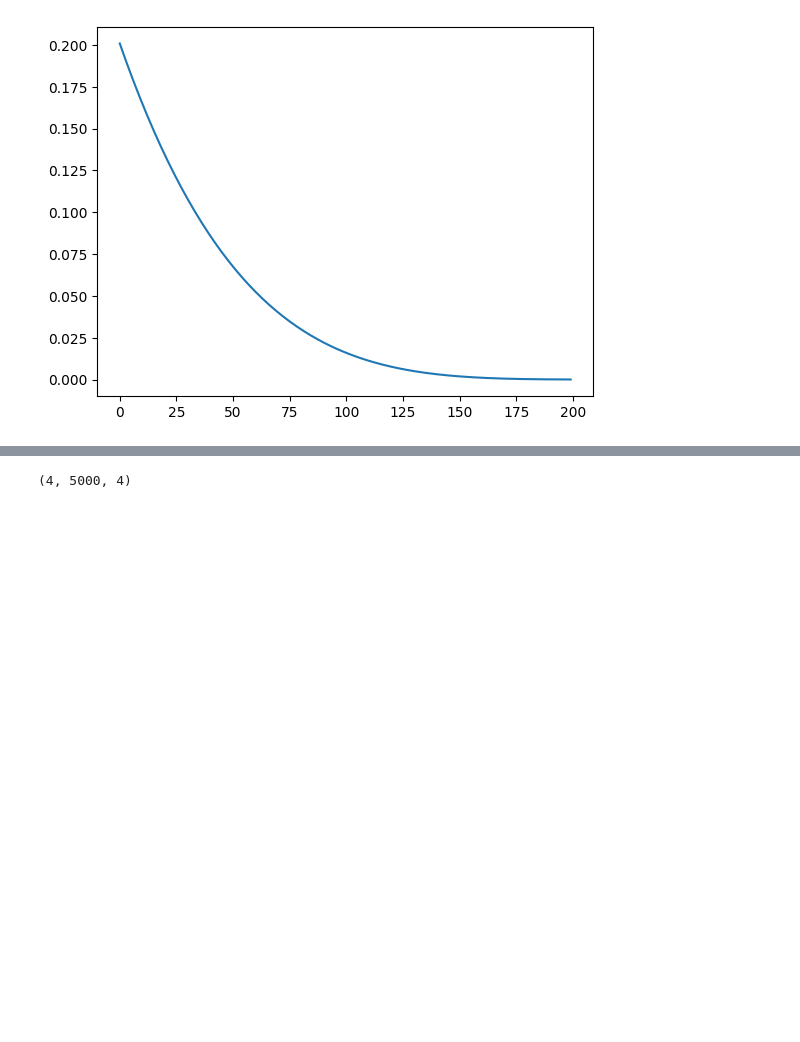
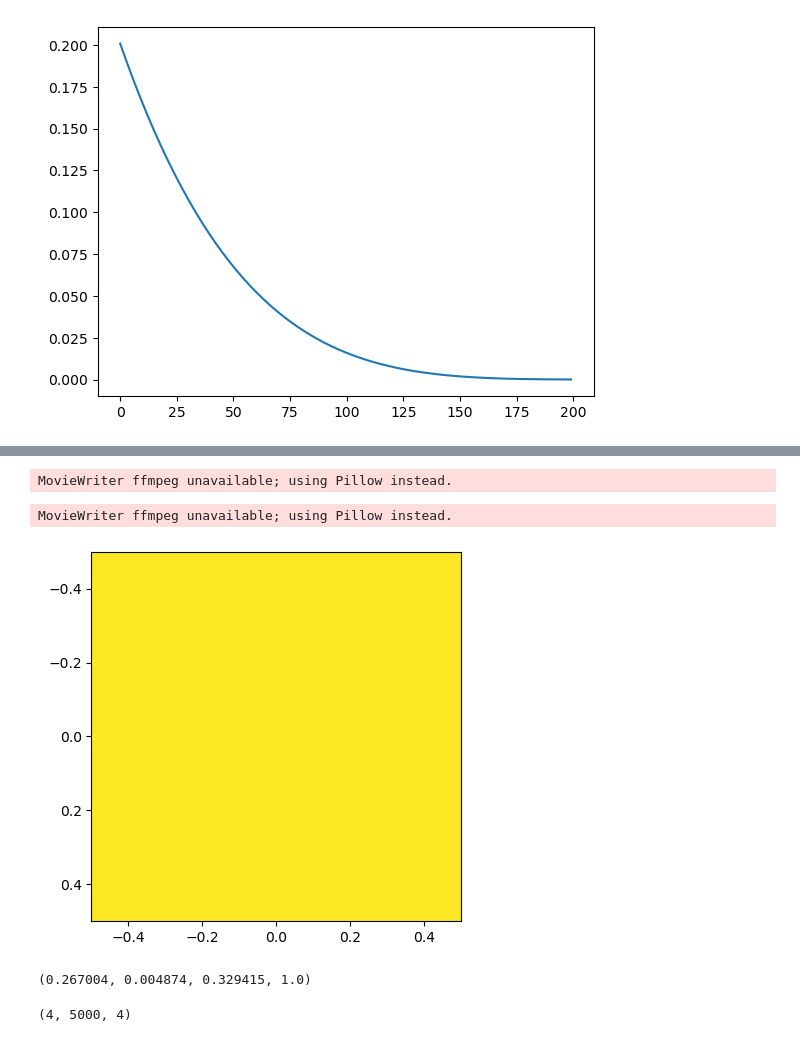
Before and after one commit to LanVukusic/convLife, a Jupyter notebook: reienforcement.ipynb, the cells around one changed output, grey strips where cells are left out. Saved outputs shown, nothing was run; the diff lists cells and outputs as text; code cells hidden in the pictures; blank space fills up the shorter version.

```diff
--- a/reienforcement.ipynb
+++ b/reienforcement.ipynb
@@ -263,3 +330,79 @@ torch.save(policy_net.state_dict(), f"./checkpoints/policy2-{NUM_MOVES}mov-{SIZE
+# %%
+import matplotlib.animation as animation
+
+def get_new(previous:torch.Tensor, net:torch.nn.Module):
+    with torch.no_grad():
+        action = select_action(state, eps, policy_net, mask)
+        next_state, reward = env.step(action)
+
+# Set up the figure, the axis, and the plot
+fig, ax = plt.subplots()
+ax.set_xticks([])
+ax.set_yticks([])
+frames = []
+
+env = GameEnv(size=SIZE, batch_size=1, mask=mask)
+env.state = test_state
+# Create the frames
+for _ in range(1000):
+    action = select_action(env.state, 0, policy_net, mask)
+    # im = ax.imshow(((env.state + action) % 2).squeeze().squeeze().cpu().numpy(), animated=True)
+    im = ax.imshow(
+            torch.cat((env.state, action, torch.zeros_like(action)), dim=1)
+                .squeeze().permute(1, 2, 0).cpu().numpy()*255,
+            animated=True)
+    # print(torch.cat((env.state, action, torch.zeros_like(action)), dim=1)
+    #             .squeeze().permute(1, 2, 0).cpu().numpy()[:,:,0])
+    # break
+    frames.append([im])
+    _, reward = env.step(action)
+    # if torch.sum(reward) == 0:
+    #     break
+
+
+# Create an ArtistAnimation
+ani = animation.ArtistAnimation(fig, frames, interval=200, blit=True)
+
+ani.save('with.gif')
+# %% [output]
+MovieWriter ffmpeg unavailable; using Pillow instead.
+# %%
+# Set up the figure, the axis, and the plot
+fig, ax = plt.subplots()
+ax.set_xticks([])
+ax.set_yticks([])
+frames = []
+
+env = GameEnv(size=SIZE, batch_size=1, mask=mask)
+env.state = test_state
+# Create the frames
+for _ in range(1000):
+    action = torch.zeros_like(env.state)
+    action[0, 0, torch.randint(0, 16, (1,)).item(), torch.randint(0, 16, (1,)).item()] = 1
+    # print(torch.cat((env.state, action, torch.zeros_like(action)), dim=1).squeeze().permute(1, 2, 0).shape)
+    im = ax.imshow(
+            torch.cat((env.state, action, torch.zeros_like(action)), dim=1)
+                .squeeze().permute(1, 2, 0).cpu().numpy()*255, animated=True)
+    frames.append([im])
+    _, reward = env.step(action)
+    # if torch.sum(reward) == 0:
+    #     break
+
+
+# Create an ArtistAnimation
+ani = animation.ArtistAnimation(fig, frames, interval=200, blit=True)
+
+ani.save('random.gif')
+# %% [output]
+MovieWriter ffmpeg unavailable; using Pillow instead.
+# %%
+from matplotlib import colormaps
+plt.imshow(np.array(colormaps["viridis"](255))[np.newaxis, np.newaxis, :])
+plt.show()
+colormaps["viridis"](0)
+# %% [output]
+[figure, added]
+(0.267004, 0.004874, 0.329415, 1.0)
 # %%
 validation_rewards = np.array(validation_rewards).squeeze()
 # %%
```
Also changed, not shown: parts of 9 cells of this notebook, 2 other files.
